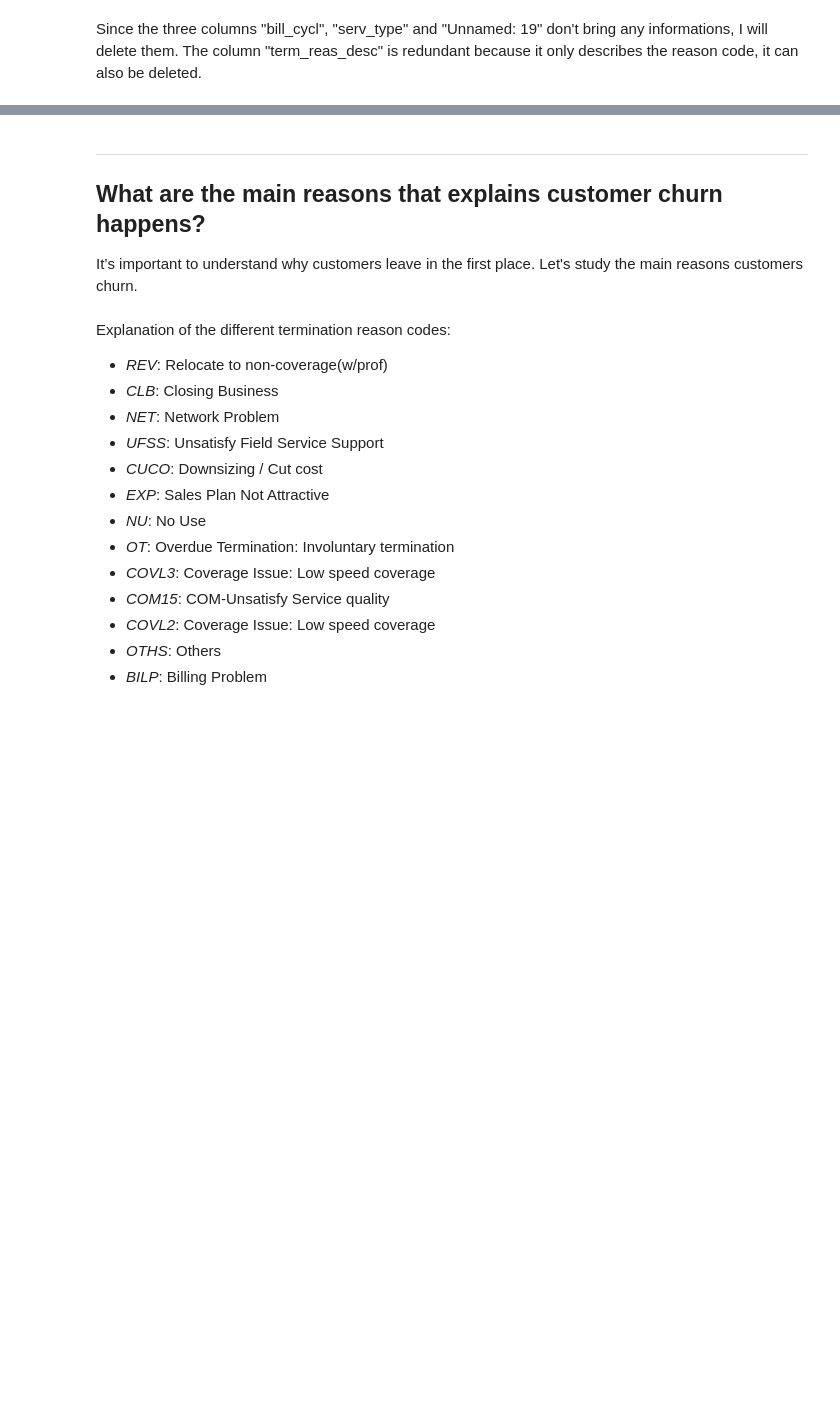
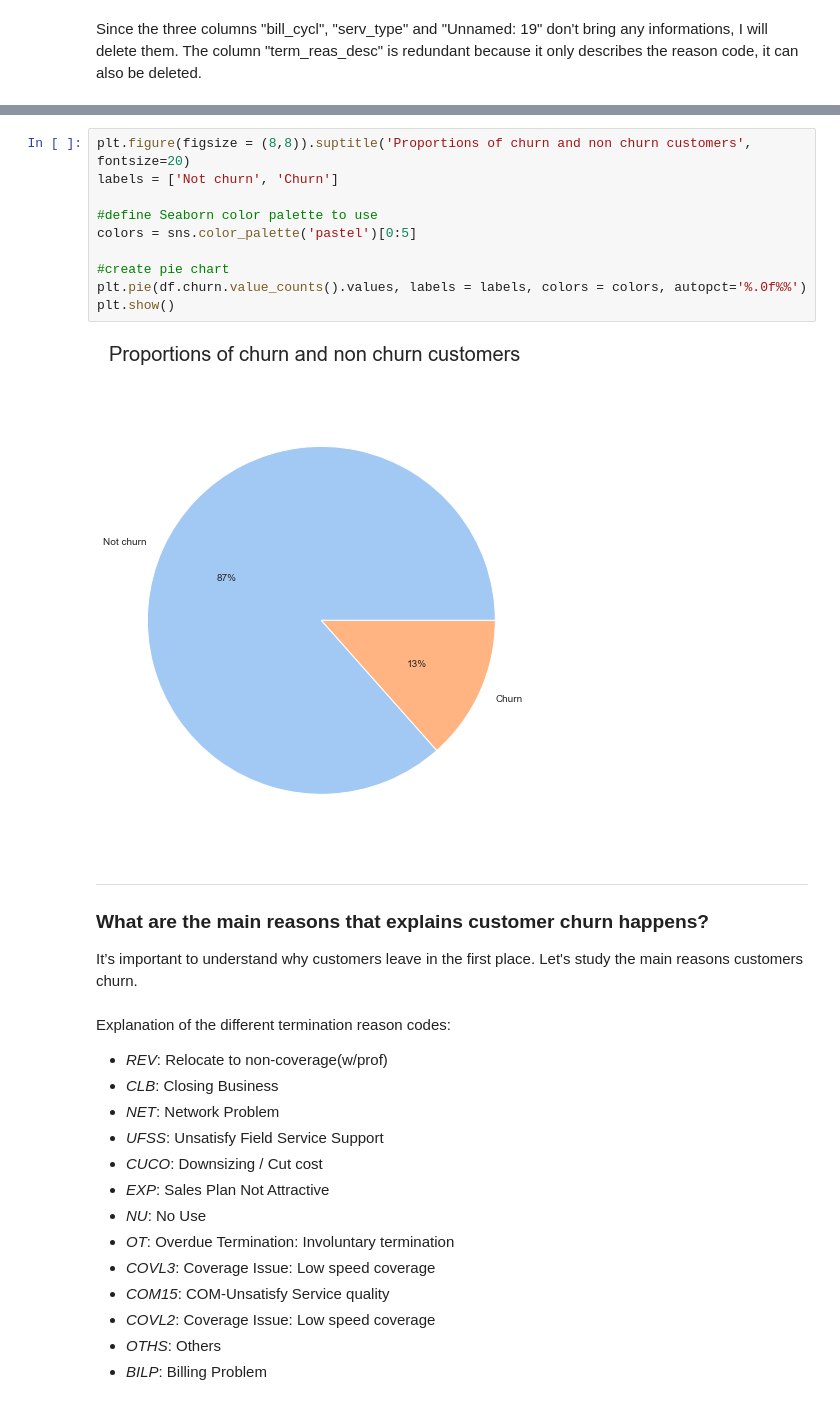
Before and after one commit to julienjta/Data-Science-Portfolio, a Jupyter notebook: Project 2/Broadband Customer Base Churn (Classification).ipynb, the cells around one changed output, grey strips where cells are left out. Cells and saved outputs as stored; diff of their text form; blank space fills up the shorter version.

```diff
--- a/Project 2/Broadband Customer Base Churn (Classification).ipynb
+++ b/Project 2/Broadband Customer Base Churn (Classification).ipynb
@@ -142,7 +157,19 @@ array(['0', '1', '2', '3', '5', '4', ' customer/ user pass away', '7',
+# %%
+plt.figure(figsize = (8,8)).suptitle('Proportions of churn and non churn customers', fontsize=20)
+labels = ['Not churn', 'Churn']
+
+#define Seaborn color palette to use
+colors = sns.color_palette('pastel')[0:5]
+
+#create pie chart
+plt.pie(df.churn.value_counts().values, labels = labels, colors = colors, autopct='%.0f%%')
+plt.show()
+# %% [output]
+[figure, added]
 # %% [markdown]
 ---
 
-## What are the main reasons that explains customer churn happens?
+### What are the main reasons that explains customer churn happens?
 
 It’s important to understand why customers leave in the first place. Let's study the main reasons customers churn.
 # %% [markdown]
```
Also changed, not shown: parts of 72 cells of this notebook, 4 other files.
